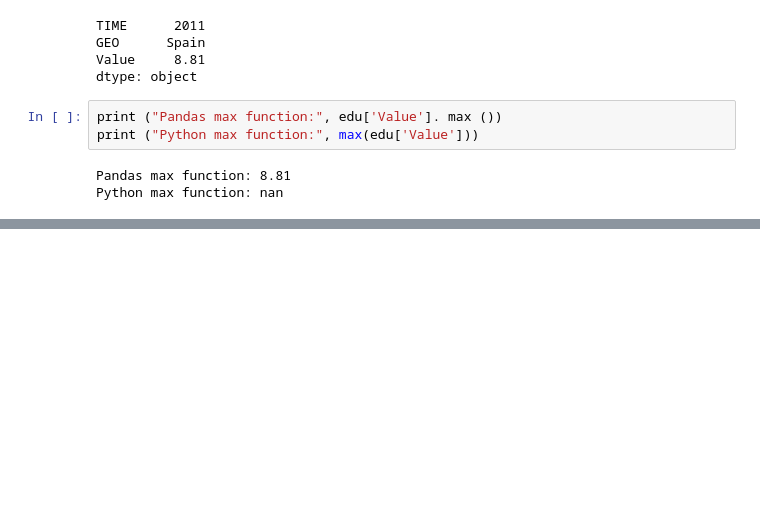
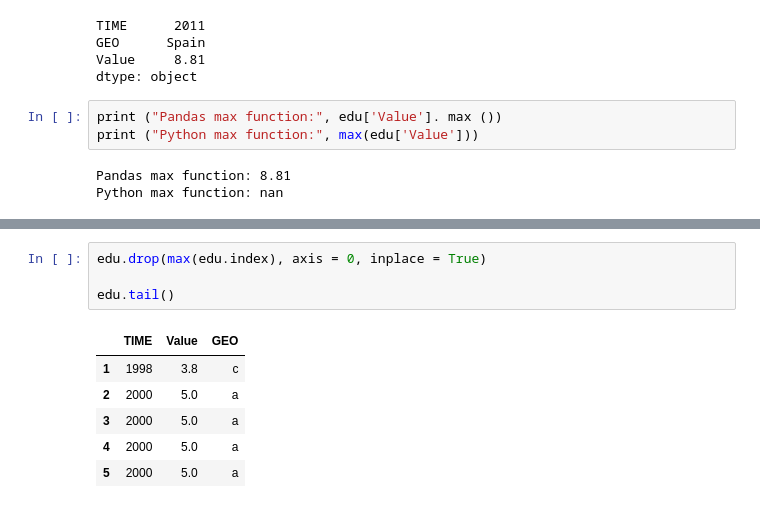
Before and after one commit to NicolasSep/Laboratorio_1, a Jupyter notebook: Laboratorio_1.ipynb, the cells around one changed output, grey strips where cells are left out. Cells and saved outputs as stored; diff of their text form; blank space fills up the shorter version.

```diff
--- a/Laboratorio_1.ipynb
+++ b/Laboratorio_1.ipynb
@@ -213,0 +223,11 @@ AttributeError: 'DataFrame' object has no attribute 'append'
+# %%
+edu.drop(max(edu.index), axis = 0, inplace = True)
+
+edu.tail()
+# %% [output]
+|  | TIME | Value | GEO |
+| 1 | 1998 | 3.8 | c |
+| 2 | 2000 | 5.0 | a |
+| 3 | 2000 | 5.0 | a |
+| 4 | 2000 | 5.0 | a |
+| 5 | 2000 | 5.0 | a |
```
Also changed, not shown: parts of 21 cells of this notebook.
